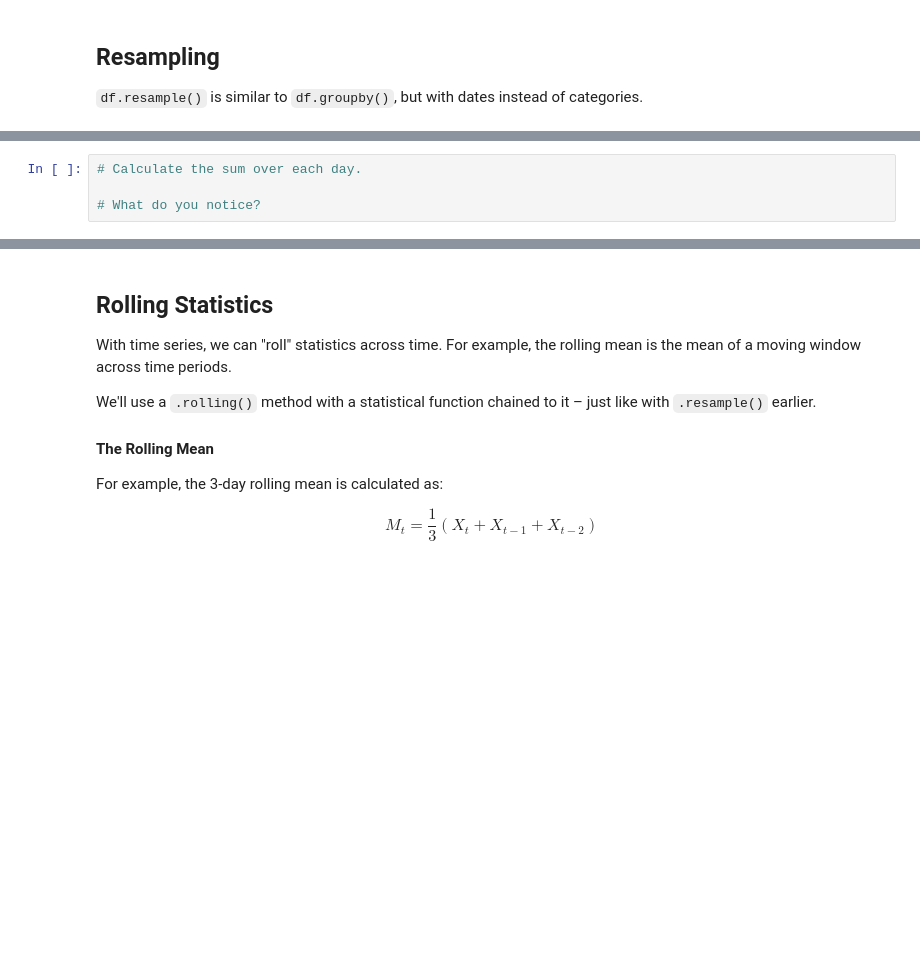
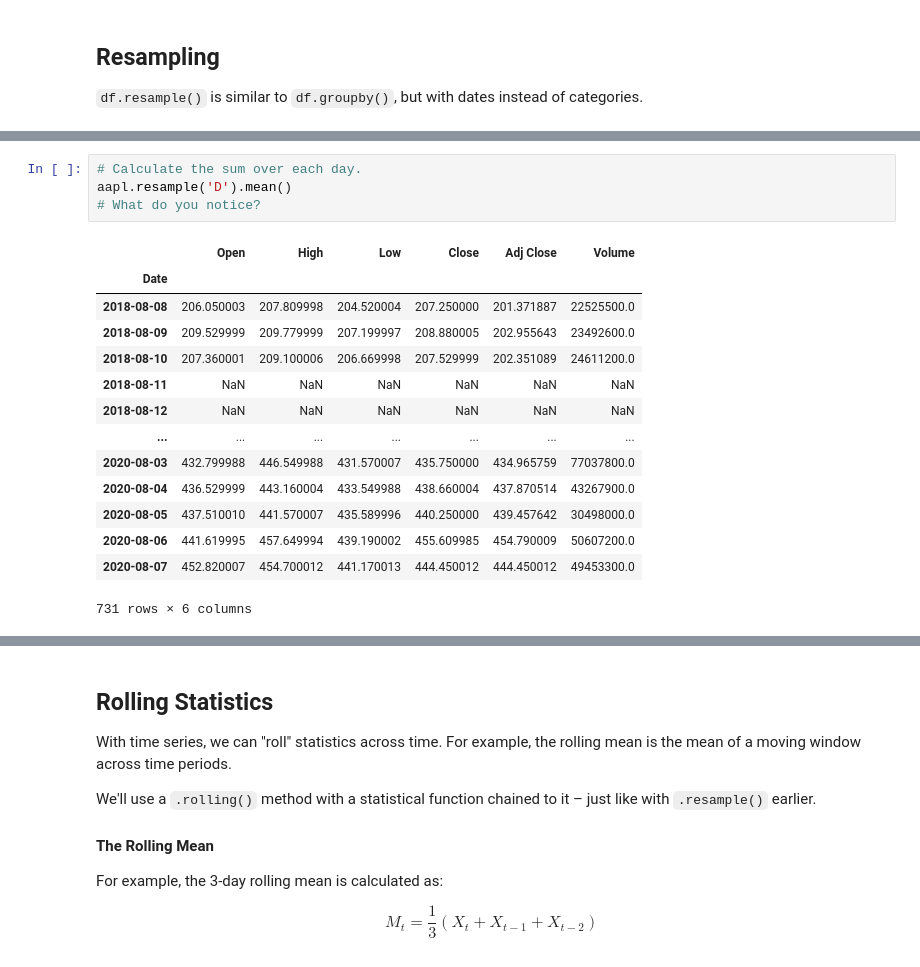
Before and after one commit to pavlek358/DSB-Unit-03, a Jupyter notebook: 16 - Time Series I - EDA/ts-i-eda-starter.ipynb, the cells around one changed output, grey strips where cells are left out. Cells and saved outputs as stored; diff of their text form; blank space fills up the shorter version.

```diff
--- a/16 - Time Series I - EDA/ts-i-eda-starter.ipynb
+++ b/16 - Time Series I - EDA/ts-i-eda-starter.ipynb
@@ -148,6 +172,21 @@ aapl.loc[aapl.index.month == 1]
 # %%
 # Calculate the sum over each day.
-
+aapl.resample('D').mean()
 # What do you notice?
+# %% [output]
+|  | Open | High | Low | Close | Adj Close | Volume |
+| Date |  |  |  |  |  |  |
+| 2018-08-08 | 206.050003 | 207.809998 | 204.520004 | 207.250000 | 201.371887 | 22525500.0 |
+| 2018-08-09 | 209.529999 | 209.779999 | 207.199997 | 208.880005 | 202.955643 | 23492600.0 |
+| 2018-08-10 | 207.360001 | 209.100006 | 206.669998 | 207.529999 | 202.351089 | 24611200.0 |
+| 2018-08-11 | NaN | NaN | NaN | NaN | NaN | NaN |
+| 2018-08-12 | NaN | NaN | NaN | NaN | NaN | NaN |
+| ... | ... | ... | ... | ... | ... | ... |
+| 2020-08-03 | 432.799988 | 446.549988 | 431.570007 | 435.750000 | 434.965759 | 77037800.0 |
+| 2020-08-04 | 436.529999 | 443.160004 | 433.549988 | 438.660004 | 437.870514 | 43267900.0 |
+| 2020-08-05 | 437.510010 | 441.570007 | 435.589996 | 440.250000 | 439.457642 | 30498000.0 |
+| 2020-08-06 | 441.619995 | 457.649994 | 439.190002 | 455.609985 | 454.790009 | 50607200.0 |
+| 2020-08-07 | 452.820007 | 454.700012 | 441.170013 | 444.450012 | 444.450012 | 49453300.0 |
+731 rows × 6 columns
 # %%
 # Calculate the sum over each quarter.
```
Also changed, not shown: parts of 6 cells of this notebook.
